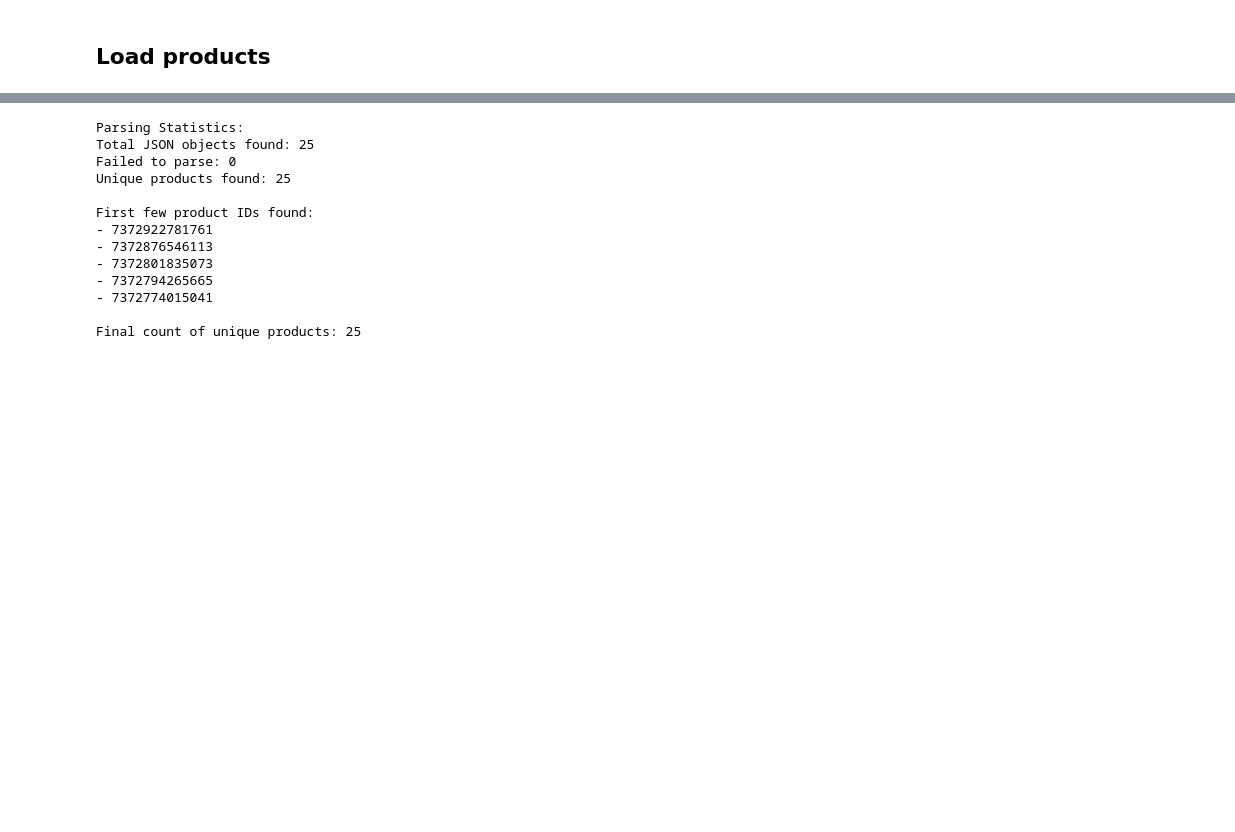
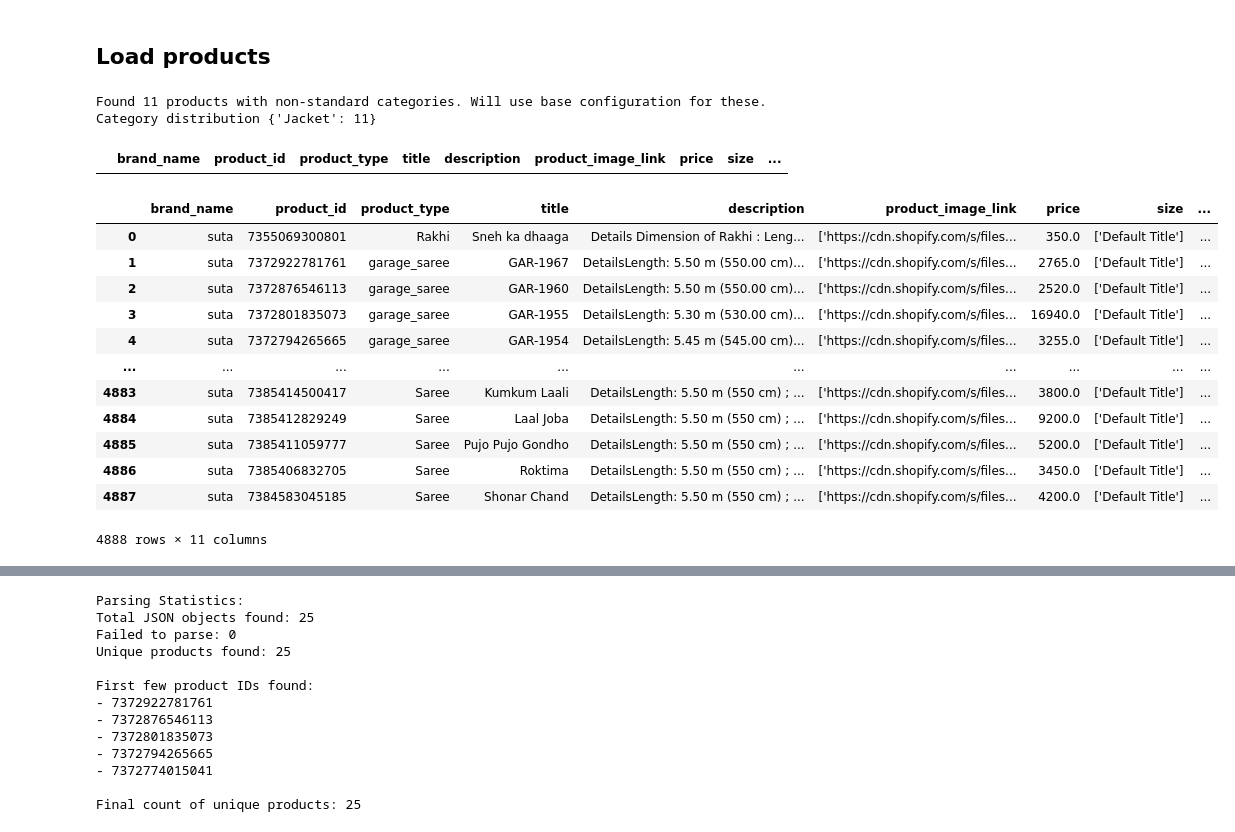
Before and after one commit to drag88/product-attributes, a Jupyter notebook: testing image embedding.ipynb, the cells around one changed output, grey strips where cells are left out. Drawn from its saved outputs; the diff is of its cells as text; code cells hidden in the pictures; blank space fills up the shorter version.

```diff
--- a/testing image embedding.ipynb
+++ b/testing image embedding.ipynb
@@ -65,2 +59,6 @@ AttributeError: type object 'ConfigManager' has no attribute 'load_config'
 # %% [markdown]
 ## Load products
+# %%
+base_path = '/Users/aswinsreenivas/Projects/D2C Search Engine/uplyft_server/product_attributes/config/base_config.yaml'
+config = load_config(base_path)
+from src.utils.config_loader import ConfigManager
@@ -66,0 +158,2 @@ AttributeError: type object 'ConfigManager' has no attribute 'load_config'
+# %%
+df, image_paths = load_and_prepare_data(config)
@@ -66,0 +163,44 @@ AttributeError: type object 'ConfigManager' has no attribute 'load_config'
+# %%
+available_types = [t.title() for t in available_types]
+# Standardize all product types
+df['standardized_category'] = df['product_type'].apply(
+    lambda x: ProductStandardizer.standardize_product({'product_type': x})['standardized_category']
+)
+
+# If target types specified, filter for those first
+if target_types:
+    target_standardized = [
+        ProductStandardizer.standardize_product({'product_type': t})['standardized_category']
+        for t in target_types
+    ]
+    target_standardized = list(set(target_standardized))
+    filtered_df = df[df['standardized_category'].isin(target_standardized)]
+else:
+    filtered_df = df.copy()
+
+# # Split into standard and non-standard products
+standard_products = filtered_df[filtered_df['standardized_category'].isin(available_types)]
+other_products = filtered_df[~filtered_df['standardized_category'].isin(available_types)]
+
+if not other_products.empty:
+    print(
+        f"Found {len(other_products)} products with non-standard categories. "
+        "Will use base configuration for these."
+    )
+
+# Combine both dataframes, maintaining the separation via standardized_category
+filtered_df = pd.concat([standard_products, other_products])
+
+# Log distribution
+if not filtered_df.empty:
+    type_counts = filtered_df['standardized_category'].value_counts().to_dict()
+    print(
+        f"Category distribution {type_counts}"
+    )
+# %% [output]
+Found 11 products with non-standard categories. Will use base configuration for these.
+Category distribution {'Jacket': 11}
+# %%
+other_products
+# %% [output]
+|  | brand_name | product_id | product_type | title | description | product_image_link | price | size | ... |
@@ -66,0 +223,16 @@ AttributeError: type object 'ConfigManager' has no attribute 'load_config'
+# %%
+df
+# %% [output]
+|  | brand_name | product_id | product_type | title | description | product_image_link | price | size | ... |
+| 0 | suta | 7355069300801 | Rakhi | Sneh ka dhaaga | Details Dimension of Rakhi : Leng... | ['https://cdn.shopify.com/s/files... | 350.0 | ['Default Title'] | ... |
+| 1 | suta | 7372922781761 | garage_saree | GAR-1967 | DetailsLength: 5.50 m (550.00 cm)... | ['https://cdn.shopify.com/s/files... | 2765.0 | ['Default Title'] | ... |
+| 2 | suta | 7372876546113 | garage_saree | GAR-1960 | DetailsLength: 5.50 m (550.00 cm)... | ['https://cdn.shopify.com/s/files... | 2520.0 | ['Default Title'] | ... |
+| 3 | suta | 7372801835073 | garage_saree | GAR-1955 | DetailsLength: 5.30 m (530.00 cm)... | ['https://cdn.shopify.com/s/files... | 16940.0 | ['Default Title'] | ... |
+| 4 | suta | 7372794265665 | garage_saree | GAR-1954 | DetailsLength: 5.45 m (545.00 cm)... | ['https://cdn.shopify.com/s/files... | 3255.0 | ['Default Title'] | ... |
+| ... | ... | ... | ... | ... | ... | ... | ... | ... | ... |
+| 4883 | suta | 7385414500417 | Saree | Kumkum Laali | DetailsLength: 5.50 m (550 cm) ; ... | ['https://cdn.shopify.com/s/files... | 3800.0 | ['Default Title'] | ... |
+| 4884 | suta | 7385412829249 | Saree | Laal Joba | DetailsLength: 5.50 m (550 cm) ; ... | ['https://cdn.shopify.com/s/files... | 9200.0 | ['Default Title'] | ... |
+| 4885 | suta | 7385411059777 | Saree | Pujo Pujo Gondho | DetailsLength: 5.50 m (550 cm) ; ... | ['https://cdn.shopify.com/s/files... | 5200.0 | ['Default Title'] | ... |
+| 4886 | suta | 7385406832705 | Saree | Roktima | DetailsLength: 5.50 m (550 cm) ; ... | ['https://cdn.shopify.com/s/files... | 3450.0 | ['Default Title'] | ... |
+| 4887 | suta | 7384583045185 | Saree | Shonar Chand | DetailsLength: 5.50 m (550 cm) ; ... | ['https://cdn.shopify.com/s/files... | 4200.0 | ['Default Title'] | ... |
+4888 rows × 11 columns
```
Also changed, not shown: parts of 15 cells of this notebook, 15 other files.
